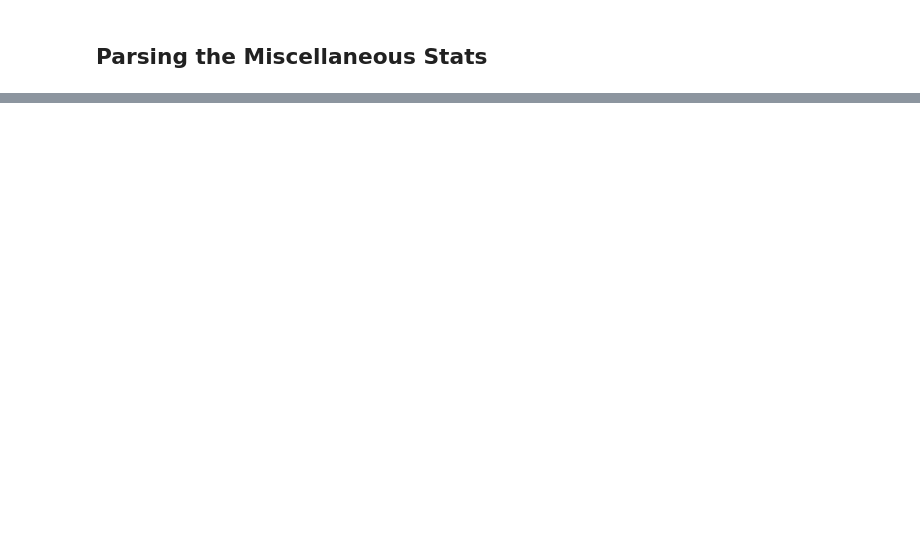
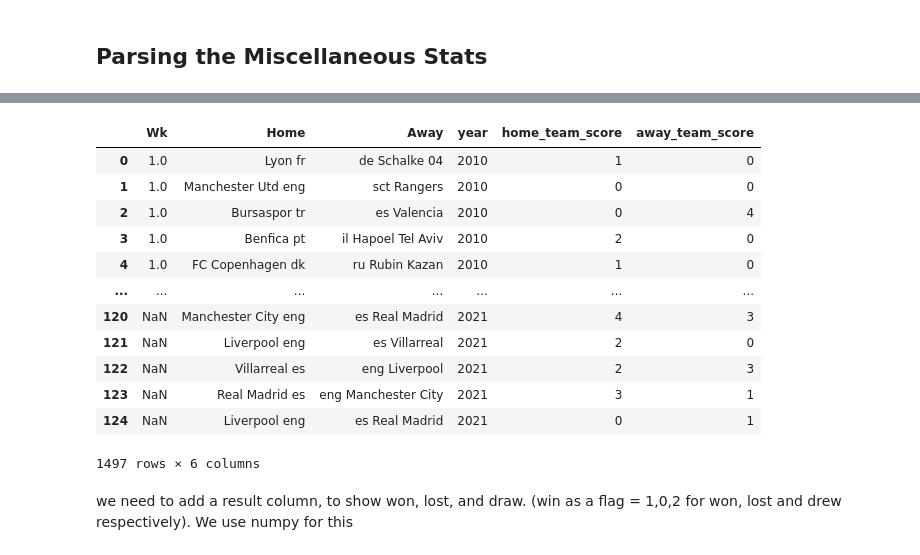
Before and after one commit to RaminVali/CL_WebScraping_ML_Prediction, a Jupyter notebook: parse_data.ipynb, the cells around one changed output, grey strips where cells are left out. Drawn from its saved outputs; the diff is of its cells as text; code cells hidden in the pictures; blank space fills up the shorter version.

```diff
--- a/parse_data.ipynb
+++ b/parse_data.ipynb
@@ -230,0 +201,36 @@ int
+# %%
+score_summaries = [] #to append each year's stats
+league_summaries = []
+playing_summaries = []
+shooting_summaries = []
+keeper_summaries = []
+misc_summaries = []
+
+for year in years: #getting summary tables for all the yers
+
+    score_df = parse_score(score_fix[years.index(year)], year) # passing the index of year to correctly get the stats from html files
+    score_summaries.append(score_df)
+
+    league_df = parse_league(league_stats[years.index(year)], year)
+    league_summaries.append(league_df)
+
+    misc_df = parse_league(misc_stats[years.index(year)], year)
+    misc_summaries.append(misc_df)
+
+    keeper_df = parse_league(keeper_stats[years.index(year)], year)
+    keeper_summaries.append(keeper_df)
+
+    shooting_df = parse_league(shooting_stats[years.index(year)], year)
+    shooting_summaries.append(shooting_df)
+
+    playing_df = parse_league(playing_stats[years.index(year)], year)
+    playing_summaries.append(playing_df)
+
+
+# concatenating and cleaning summary tables for each type of statistic
+score_summary = pd.concat(score_summaries, axis = 0)
+league_summary = pd.concat(league_summaries, axis = 0)
+keeper_summary = pd.concat(keeper_summaries, axis = 0)
+shooting_summary = pd.concat(shooting_summaries, axis = 0)
+playing_summary = pd.concat(playing_summaries, axis = 0)
+misc_summary = pd.concat(misc_summaries, axis = 0)
@@ -230,0 +316,16 @@ int
+# %%
+score_summary
+# %% [output]
+|  | Wk | Home | Away | year | home_team_score | away_team_score |
+| 0 | 1.0 | Lyon fr | de Schalke 04 | 2010 | 1 | 0 |
+| 1 | 1.0 | Manchester Utd eng | sct Rangers | 2010 | 0 | 0 |
+| 2 | 1.0 | Bursaspor tr | es Valencia | 2010 | 0 | 4 |
+| 3 | 1.0 | Benfica pt | il Hapoel Tel Aviv | 2010 | 2 | 0 |
+| 4 | 1.0 | FC Copenhagen dk | ru Rubin Kazan | 2010 | 1 | 0 |
+| ... | ... | ... | ... | ... | ... | ... |
+| 120 | NaN | Manchester City eng | es Real Madrid | 2021 | 4 | 3 |
+| 121 | NaN | Liverpool eng | es Villarreal | 2021 | 2 | 0 |
+| 122 | NaN | Villarreal es | eng Liverpool | 2021 | 2 | 3 |
+| 123 | NaN | Real Madrid es | eng Manchester City | 2021 | 3 | 1 |
+| 124 | NaN | Liverpool eng | es Real Madrid | 2021 | 0 | 1 |
+1497 rows × 6 columns
@@ -230,0 +341,2 @@ int
+# %% [markdown]
+we need to add a result column, to show won, lost, and draw. (win as a flag = 1,0,2 for won, lost and drew respectively). We use numpy for this
```
Also changed, not shown: parts of 32 cells of this notebook.
